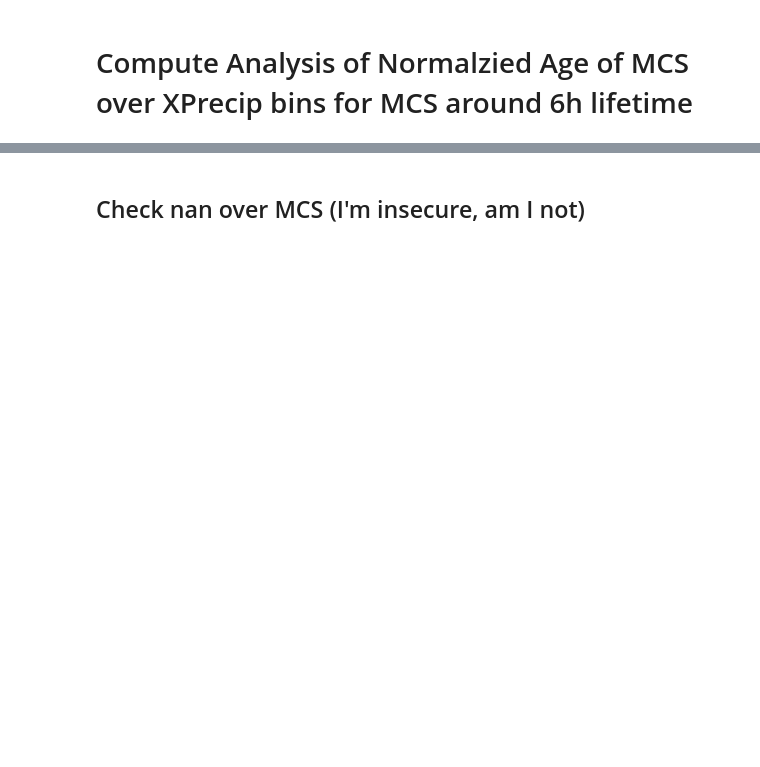
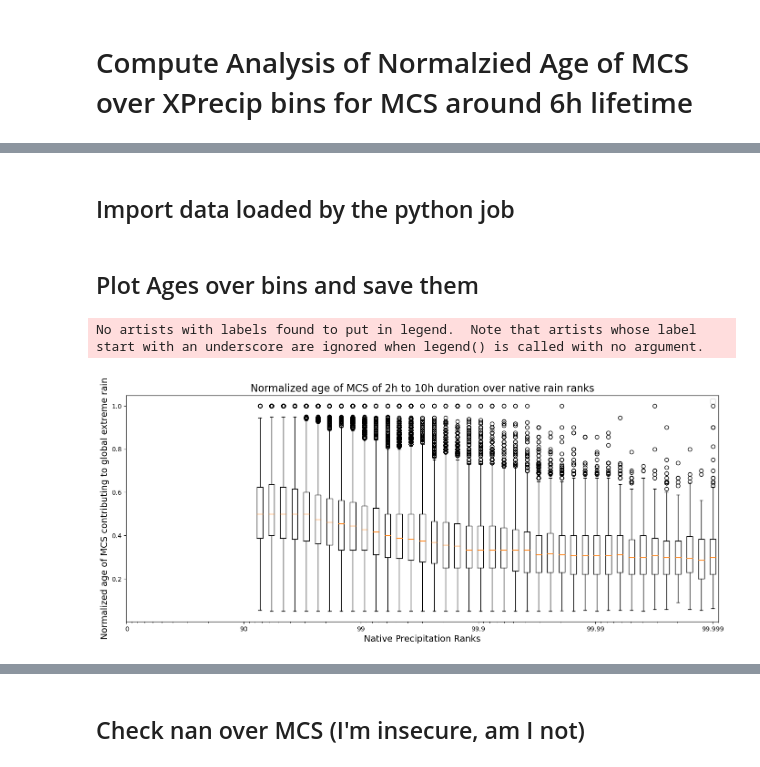
Before and after one commit to bfildier/stage-2023-multiscale-extremes, a Jupyter notebook: scripts/MCS_Age_over_XNatPrecip.ipynb, the cells around one changed output, grey strips where cells are left out. Drawn from its saved outputs; the diff is of its cells as text; code cells hidden in the pictures; blank space fills up the shorter version.

Commit message:
New codes for max Precip age analysis

```diff
--- a/scripts/MCS_Age_over_XNatPrecip.ipynb
+++ b/scripts/MCS_Age_over_XNatPrecip.ipynb
@@ -109,15 +79,9 @@ MCS_2h_to_10h_labels = [MCS_2h_to_10h[i].label for i in range(len(MCS_2h_to_10h)
 ## Create masks (bools or labels)
 # %%
 ## label_mask contains the label of the MCS over the map
-label_mask = xr.open_dataarray(file_seg).isel(time=slice(48*n_days)).chunk(label_chunk_size)
-
-# Put to nan the labels that are not in MCS_6h_labels
-label_6h_mask = label_mask.where(label_mask.isin(MCS_6h_labels))
+label_mask = xr.open_dataarray(file_seg).isel(time=slice(48*n_days))
 
 label_2h_to_10h_mask = label_mask.where(label_mask.isin(MCS_2h_to_10h_labels))
-
-# mask contains the mask True or False if there is an MCS at this position over the map
-mask_6h = ~label_6h_mask.where(label_6h_mask.isnull(), False).isnull()
 
 mask_2h_to_10h = ~label_2h_to_10h_mask.where(label_2h_to_10h_mask.isnull(), False).isnull()
 # da contains the native precipitation values over the map filtered where there is an MCS
@@ -681,0 +124,27 @@ No artists with labels found to put in legend.  Note that artists whose label st
+# %% [markdown]
+## Import data loaded by the python job
+# %%
+Ages_over_bins, Ages_of_Xprecip, Xprecip_over_ages, Xprecip_counts, Ages_per_duration, Ages_of_MaxPrecip, MaxPrecip_over_ages, MaxPrecip_MCS_counts = output
+# %% [markdown]
+## Plot Ages over bins and save them
+# %%
+%matplotlib inline
+fig, ax = plt.subplots(nrows = 1, ncols=1, figsize= (14, 6))
+x=dist_SAM_Prec.ranks
+
+setXaxisIL(ax, x)
+ax_show = ax.twiny()
+ax_show.boxplot(Ages_over_bins)
+ax_show.set_xticks([])
+
+ax.set_xlabel("Native Precipitation Ranks", fontsize = 14)
+
+ax.set_ylabel("Normalized age of MCS contributing to global extreme rain", fontsize = 14)
+plt.legend()
+plt.title("Normalized age of MCS of 2h to 10h duration over native rain ranks", fontsize = 16)
+plt.tight_layout()
+#plt.savefig("Ages_over_bins.png", dpi = 300)
+plt.show()
+# %% [output]
+No artists with labels found to put in legend.  Note that artists whose label start with an underscore are ignored when legend() is called with no argument.
+[figure, added]
```
Also changed, not shown: parts of 64 cells of this notebook, 6 other files.
